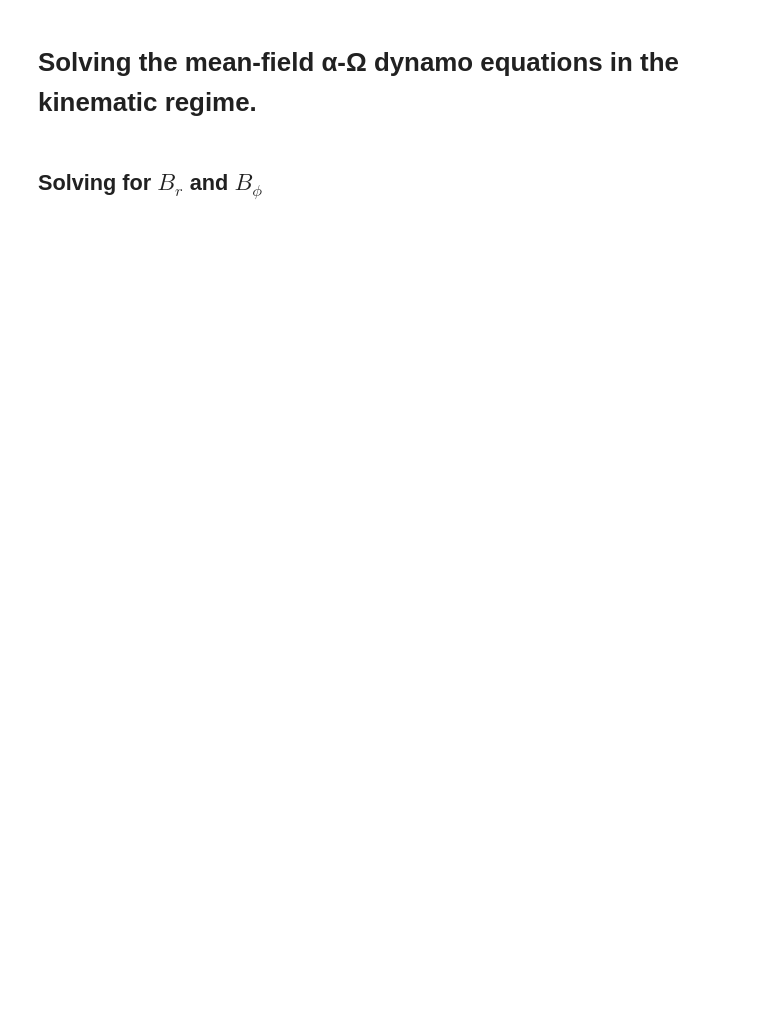
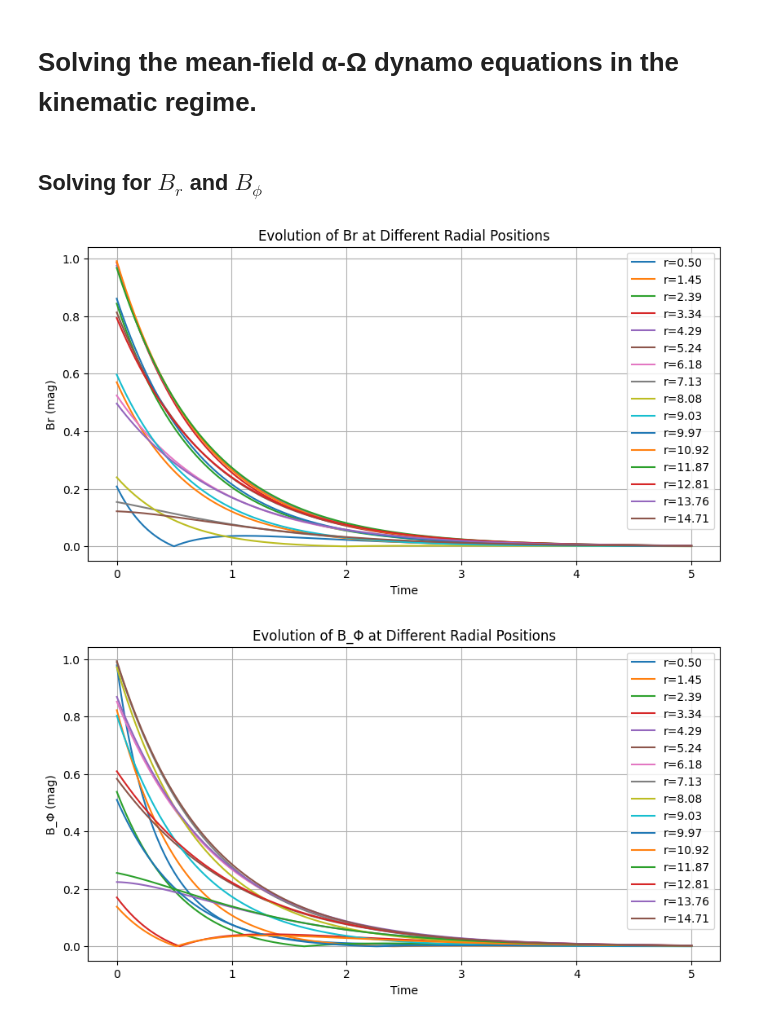
Before and after one commit to UpasanaaD/MHD_ComputationalProject, a Jupyter notebook: _sources/Task 2.ipynb, the cells around one changed output. Saved outputs shown, nothing was run; the diff lists cells and outputs as text; code cells hidden in the pictures; blank space fills up the shorter version.

```diff
--- a/_sources/Task 2.ipynb
+++ b/_sources/Task 2.ipynb
@@ -11,10 +11,11 @@ import numpy as np
 # %%
 #constants
 eta_t = 0.5 # η_T estimated as η_t because η is microscopic
-h=1 #typical disk scale in Mpc
+h_0=1 #typical disk scale in Mpc
 t_0 = (h_0**2)/eta_t
 Omega = 1/t_0 #Omega has units of 1/t0
 Alpha = h/t_0 #Alpha has units of h0/t0
+q = 1
 # %%
 #GRID PARAMETERS
 
@@ -30,5 +37,8 @@ dt = T / Nt
 # %%
 #Using numpy's gradient function which itself uses a central differencing method
-def FDM(R,Bi):
-    return np.gradient((1/R)*np.gradient(R*Bi, dr), dr) - ((np.pi)**2)*Bi/(4*h**2)
+def FDM_r(R,Br,B_phi):
+    return np.gradient((1/R)*np.gradient(R*Br, dr), dr) - ((np.pi)**2)*Br/(4*h_0**2) - 2*Alpha*B_phi/(np.pi*h_0)
+
+def FDM_phi(R,B_r,B_phi):
+    return np.gradient((1/R)*np.gradient(R*B_phi, dr), dr) - ((np.pi)**2)*B_phi/(4*h_0**2) - q*Omega*Br
 # %%
@@ -52,3 +73,41 @@ B_phi = np.cos((2 * np.pi * R)/R_max)
 #B_phi = np.exp(R/R_max)
 #B_phi = np.tanh(-R/R_max)
 #B_phi = np.random.randint(1,5,*shape)
+# %%
+# EVOLUTION OF Br and B_phi
+# Store the evolution of magnetic field at different radial positions
+Br_evolution = np.zeros((Nt + 1, Nr))
+B_phi_evolution = np.zeros((Nt + 1, Nr))
+
+#imposing vacuum boundary conditions
+boundary_condition(Br_evolution, B_phi_evolution)
+
+#boundary_conditions2(Br_evolution)
+# Time-stepping scheme using Runge-Kutta
+for t in range(Nt + 1):
+    Br_evolution[t, :] = np.copy(Br)
+    B_phi_evolution[t, :] = np.copy(B_phi)
+    Br, B_phi = RK4(R,Br,B_phi)
+# %%
+# Plot the evolution of magnetic field at different radial positions over time
+plt.figure(figsize=(10, 5))
+plt.plot(np.linspace(0, T, Nt + 1),np.abs(Br_evolution[:, ::Nr//15]))
+plt.xlabel('Time')
+plt.ylabel('Br (mag)')
+plt.title('Evolution of Br at Different Radial Positions')
+plt.legend([f'r={R[i]:.2f}' for i in range(0, Nr, Nr//15)])
+plt.grid()
+plt.show()
+
+plt.figure(figsize=(10, 5))
+plt.plot(np.linspace(0, T, Nt + 1),np.abs(B_phi_evolution[:, ::Nr//15]),label="Evolution curve for B_phi")
+
+plt.xlabel('Time')
+plt.ylabel('B_Φ (mag)')
+plt.title('Evolution of B_Φ at Different Radial Positions')
+plt.legend([f'r={R[i]:.2f}' for i in range(0, Nr, Nr//15)])
+plt.grid()
+plt.show()
+# %% [output]
+[figure, added]
+[figure, added]
```
Also changed, not shown: parts of 3 cells of this notebook, 13 other files.
